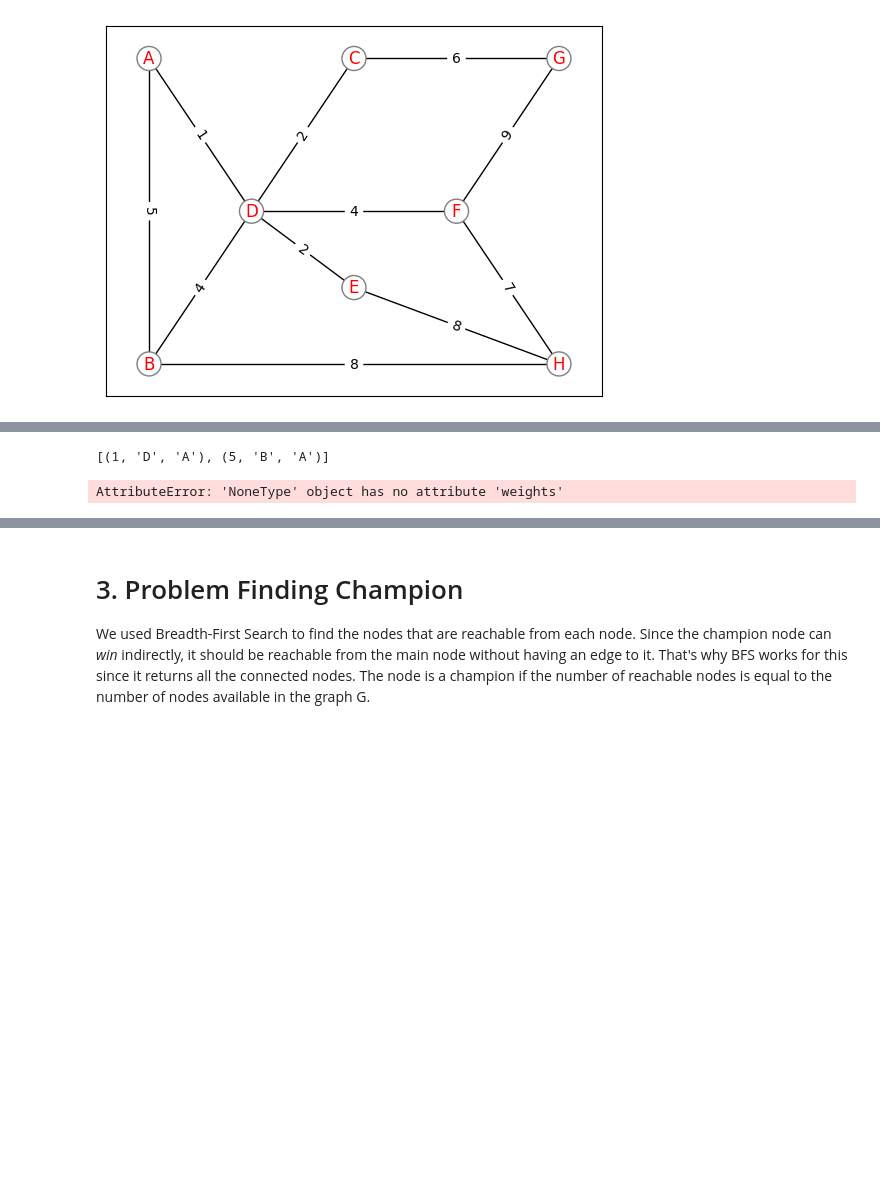
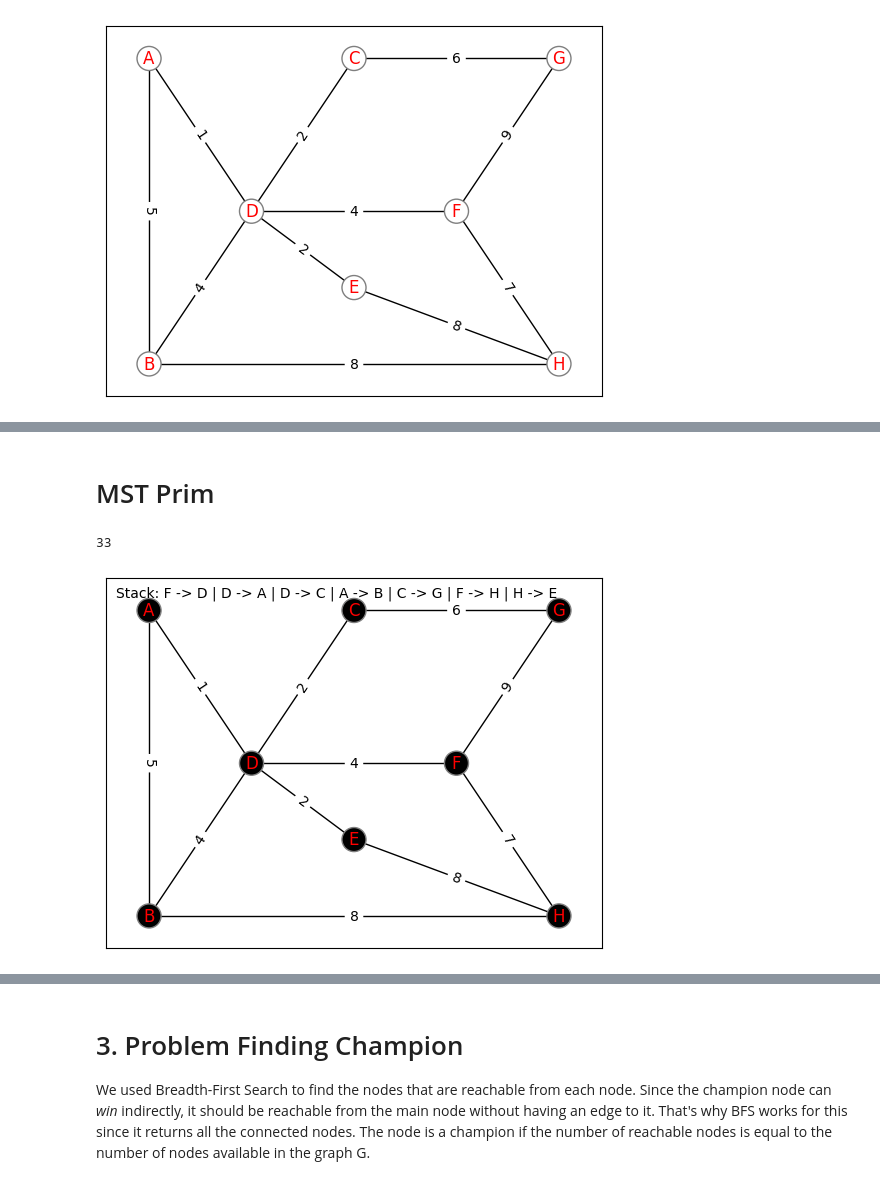
Before and after one commit to eemrds/dat600-algorithms, a Jupyter notebook: assignment3/assignment3.ipynb, the cells around one changed output, grey strips where cells are left out. Saved outputs shown, nothing was run; the diff lists cells and outputs as text; code cells hidden in the pictures; blank space fills up the shorter version.

```diff
--- a/assignment3/assignment3.ipynb
+++ b/assignment3/assignment3.ipynb
@@ -356,9 +525,12 @@ animate_graph(G_copy)
 # %%
-def dfs(G: Graph) -> tuple[list[str], Graph]:
+def dfs(
+    G: Graph, initial_node: str = "A", order_decreasing: bool = False
+) -> tuple[list[str], Graph]:
     """Algorithm for depth first search
 
     Args:
         G: Graph object of nodes.
+        order_decreasing: If True, the nodes are visited in decreasing order.
 
     Returns:
         A visited list and the graph.
@@ -379,22 +551,29 @@ def dfs(G: Graph) -> tuple[list[str], Graph]:
         time[0] += 1
         u.f = time[0]
         u.color = "black"
+        finishing_times.append(u)
         snapshots.append((copy.deepcopy(G), copy.deepcopy(stack)))
 
     snapshots = []
     visited = set()
     stack = []
     time = [0]
+    finishing_times = []
 
     for u in G.nodes:
         u.d, u.f = 0, 0
+        u.color = "white"
+        u.pi = None
 
-    for u in G.nodes:
+    nodes = G.nodes
+    if order_decreasing:
+        nodes = sorted(G.nodes, key=lambda x: x.f, reverse=True)
+    for u in nodes:
         if u.color == "white":
             snapshots.append((copy.deepcopy(G), copy.deepcopy(stack)))
             dfs_visiting(u)
     G.snapshot = snapshots
-    return stack, G
+    return visited, G
 
 
 visits, G = dfs(copy.deepcopy(graph))
@@ -543,33 +686,58 @@ print(n)
+# %% [markdown]
+# MST Prim
 # %%
-def MST_Prim2(G: Graph, b: int) -> tuple[int, Graph]:
+def MST_Prim(
+    G: Graph, b: int, s: str, max_edges: int | None = None
+) -> tuple[int, Graph]:
     weight_total = 0
     edges = []
-    initial_node = G.nodes[0]
-    visited = [initial_node.name]
+    snapshot = []
+    initial_node = G.get(s)
+    initial_node.color = "black"
+    visited = {initial_node.name: 0}
+    stack = []
+    snapshot.append((copy.deepcopy(G), stack[:]))
+
+    # Adds initial edges of start vertex into queue, with form
     for n_name, n_weight in initial_node.weights.items():
+        G.get(n_name).color = "gray"
         edges.append((n_weight, n_name, initial_node.name))
-
     edges = sorted(edges, key=lambda x: x[0])
-    print(edges)
+    snapshot.append((copy.deepcopy(G), stack[:]))
 
     while len(visited) < len(G.nodes):
         next_node = edges.pop(0)
-        if next_node[1] in visited:
+        weight, d_node, s_node = next_node[0], next_node[1], next_node[2]
+
+        if d_node in visited:
+            continue
+        # To accomodate for the restriction in b)
+        elif max_edges is not None and visited[s_node] >= max_edges:
             continue
         else:
-            weight_total += next_node[0]
-            next_node = G.get(next_node)
+            stack.append(f"{s_node} -> {d_node}")
+            visited[d_node] = 1
+            visited[s_node] += 1
+            weight_total += weight
+
+            next_node = G.get(d_node)
+            next_node.color = "black"
             for n_name, n_weight in next_node.weights.items():
                 if n_name in visited:
                     continue
                 else:
+                    G.get(n_name).color = "gray"
                     edges.append((n_weight, n_name, next_node.name))
             edges = sorted(edges, key=lambda x: x[0])
+            snapshot.append((copy.deepcopy(G), stack[:]))
+        # print(visited)
+    G.snapshot = snapshot
     return weight_total, G
 
 
-n, visits = MST_Prim2(copy.deepcopy(graph2), 30)
+n, visits = MST_Prim(copy.deepcopy(graph2), 30, "F", max_edges=3)
+animate_graph(visits, "Graph", show_weights=True)
 print(n)
 # %% [output]
-[(1, 'D', 'A'), (5, 'B', 'A')]
+33
-AttributeError: 'NoneType' object has no attribute 'weights'
+[figure, added]
```
Also changed, not shown: parts of 23 cells of this notebook, 10 other files.
